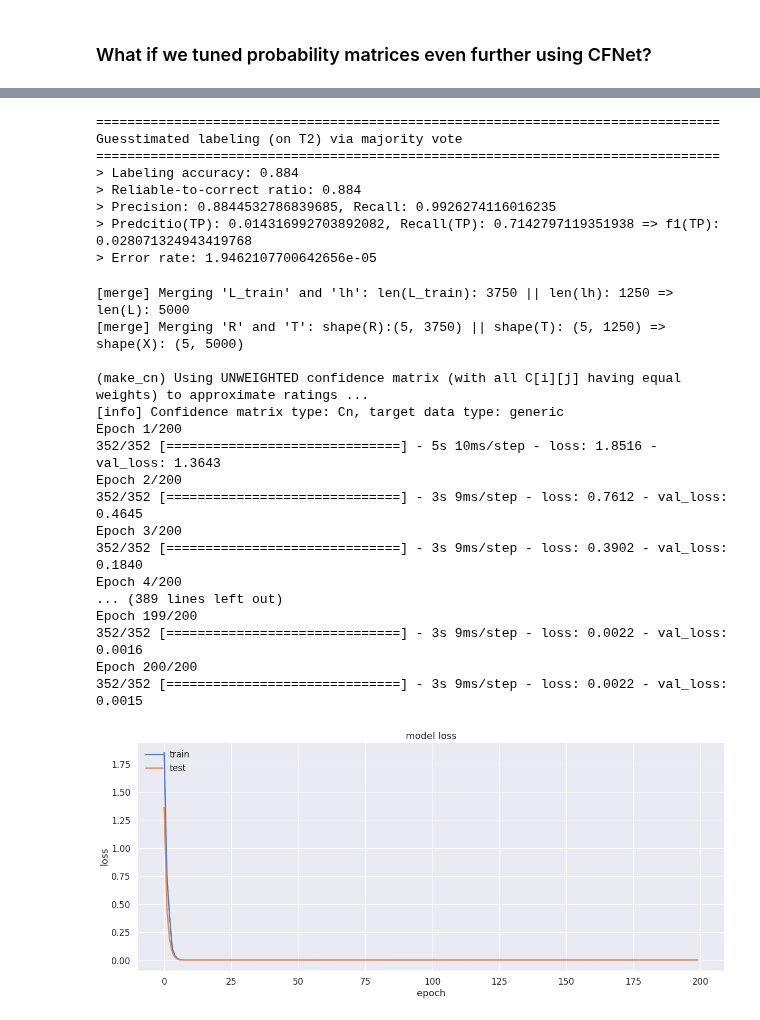
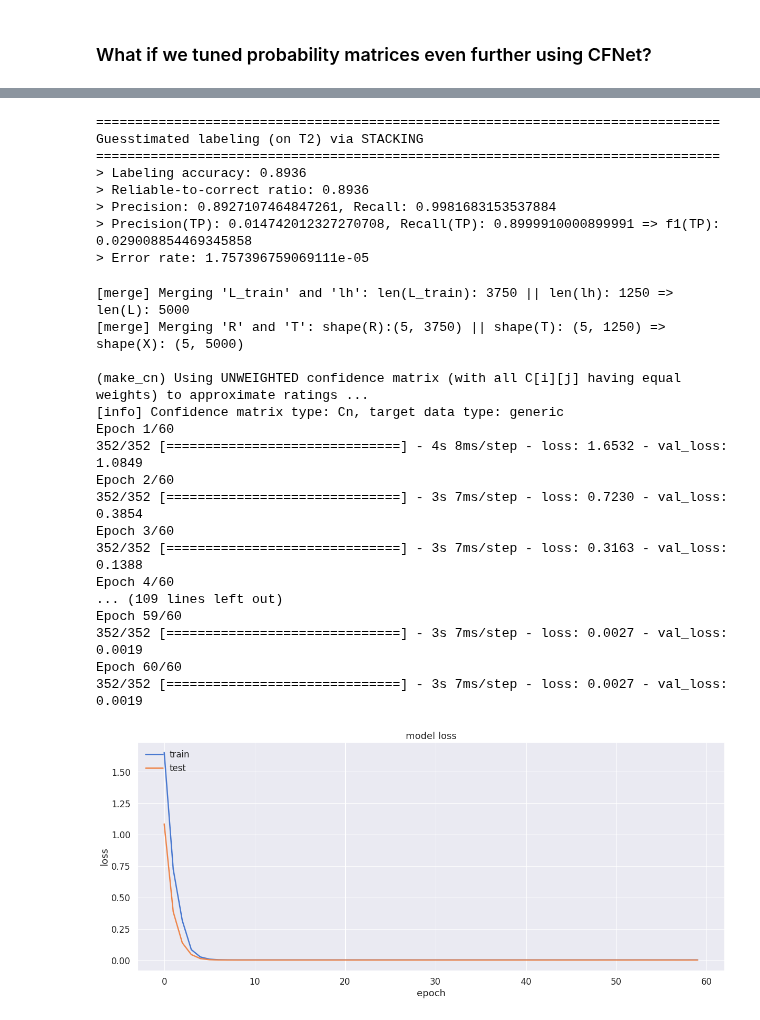
Before and after one commit to pleiadian53/cf_ensemble, a Jupyter notebook: Demo-CF-Stacking-part4.ipynb, the cells around one changed output, grey strips where cells are left out. Drawn from its saved outputs; the diff is of its cells as text; code cells hidden in the pictures.

```diff
--- a/Demo-CF-Stacking-part4.ipynb
+++ b/Demo-CF-Stacking-part4.ipynb
@@ -123,7 +123,7 @@ np.set_printoptions(precision=3, edgeitems=5, suppress=True)
 %matplotlib inline
 import data_pipeline as dp
 
-max_class_ratio=0.50
+max_class_ratio=0.99
 
 # get the dataset
 X0, y0 = dp.generate_imbalanced_data(class_ratio=max_class_ratio, verbose=1)
@@ -162,7 +162,7 @@ base_learners = [
 # %%
 import cf_models as cm
 
-tLoadPretrained = True
+tLoadPretrained = False
 ######################
 fold_number = 0
 n_iterations = 1
@@ -319,7 +357,7 @@ alpha = 100
 
 lr = 0.001
 batch_size = 64
-epochs = 200
+epochs = 60 # Note: confidence_weighted_loss converges relatively faster compared to MSE, BCE etc.
 
 loss_fn = cm.confidence_weighted_loss # Options: tf.keras.losses.BinaryCrossentropy(), tf.keras.losses.MeanSquaredError(), ...
 cf_model = cm.get_cfnet_compiled(n_users, n_items, n_factors, loss=loss_fn, lr=lr)
@@ -346,7 +384,7 @@ cf_model = cm.training_pipeline(input_model=(cf_model, loss_fn),
                                 conf_measure=conf_measure,
                                 policy_threshold=policy_threshold,
 
-                                # conf_type='Cn', # default sparse confidence matrix (Cn)
+                                conf_type='Cw', # default sparse confidence matrix (Cn)
                                 target_type=target_type,
 
                                 fold_number=fold_number)
@@ -456,21 +494,22 @@ Pf_stacking2 = pmodel.to_preference(Pc_stacking2, neutral=0.0)
 
 metrics = pmodel.eval_estimated_probability_filter(Pf_stacking2, T2, L_test, p_threshold2, eps=1e-3)
 
-highlight("Guesstimated labeling (on T2) via majority vote")
+highlight("Guesstimated labeling (on T2) via STACKING")
 print(f"> Labeling accuracy: {acc_stacking}")
 print(f"> Reliable-to-correct ratio: {metrics['p_overlap']}") # Fraction of entries predicted reliable and are actually correct (TPs or TNs)
 print(f"> Precision: {metrics['precision']}, Recall: {metrics['recall']}")
-print(f"> Predcitio(TP): {metrics['precision_tp']}, Recall(TP): {metrics['recall_tp']} => f1(TP): {f_score(metrics['precision_tp'], metrics['recall_tp'])}")
+print(f"> Precision(TP): {metrics['precision_tp']}, Recall(TP): {metrics['recall_tp']} => f1(TP): {f_score(metrics['precision_tp'], metrics['recall_tp'])}")
+# NOTE: Precision(TP) is defined as P(TP|reliable), i.e. probability of being TP given predicted "reliable" (estimate in an average sense)
 print(f"> Error rate: {metrics['p_missed']}") # Probability of predicting reliable but hitting either FPs or FNs
 # %% [output]
 ================================================================================
-Guesstimated labeling (on T2) via majority vote
+Guesstimated labeling (on T2) via STACKING
 ================================================================================
-> Labeling accuracy: 0.884
-> Reliable-to-correct ratio: 0.884
-> Precision: 0.8844532786839685, Recall: 0.9926274116016235
-> Predcitio(TP): 0.014316992703892082, Recall(TP): 0.7142797119351938 => f1(TP): 0.028071324943419768
-> Error rate: 1.9462107700642656e-05
+> Labeling accuracy: 0.8936
+> Reliable-to-correct ratio: 0.8936
+> Precision: 0.8927107464847261, Recall: 0.9981683153537884
+> Precision(TP): 0.014742012327270708, Recall(TP): 0.8999910000899991 => f1(TP): 0.029008854469345858
+> Error rate: 1.757396759069111e-05
 # %%
 n_users, n_items = X2.shape
 
@@ -484,7 +523,7 @@ alpha = 100
 
 lr = 0.001
 batch_size = 64
-epochs = 200
+# epochs = 200 # keep this the same as before
 
 # Use the same loss as the previous one
 # loss_fn = tf.keras.losses.MeanSquaredError() # Options: tf.keras.losses.BinaryCrossentropy(), tf.keras.losses.MeanSquaredError(), ...
@@ -497,46 +536,46 @@ cf_model = cm.get_cfnet_compiled(n_users, n_items, n_factors, loss=loss_fn, lr=l
 target_type = 'generic'
 
 cf_model = cm.training_pipeline(input_model=(cf_model, loss_fn),
                                 input_data=(R2, T2, U, L_train, L_test),
                                 lh = lh2, # supply the pre-computed estimated labels for T
 
                                 # Should we combine R and T into a single matrix X? Set to True if so
                                 is_cascade = True, # Set to True here to combine R and T into X
 
                                 # SGD optimization parameters
                                 test_size = test_size,
                                 epochs = epochs,
                                 batch_size=batch_size,
 
                                 # CF hyperparameters
                                 # n_factors=n_factors, # this is factored into model definition
                                 alpha=alpha,
                                 conf_measure=conf_measure,
                                 policy_threshold=policy_threshold,
 
                                 # conf_type='Cn', # default sparse confidence matrix (Cn)
                                 target_type=target_type,
 
                                 fold_number=fold_number)
 # %% [output]
 [merge] Merging 'L_train' and 'lh': len(L_train): 3750 || len(lh): 1250 => len(L): 5000
 [merge] Merging 'R' and 'T': shape(R):(5, 3750) || shape(T): (5, 1250) => shape(X): (5, 5000)
 
 (make_cn) Using UNWEIGHTED confidence matrix (with all C[i][j] having equal weights) to approximate ratings ...
 [info] Confidence matrix type: Cn, target data type: generic
-Epoch 1/200
-352/352 [==============================] - 5s 10ms/step - loss: 1.8516 - val_loss: 1.3643
-Epoch 2/200
-352/352 [==============================] - 3s 9ms/step - loss: 0.7612 - val_loss: 0.4645
-Epoch 3/200
-352/352 [==============================] - 3s 9ms/step - loss: 0.3902 - val_loss: 0.1840
-Epoch 4/200
-... (389 lines left out)
-Epoch 199/200
-352/352 [==============================] - 3s 9ms/step - loss: 0.0022 - val_loss: 0.0016
-Epoch 200/200
-352/352 [==============================] - 3s 9ms/step - loss: 0.0022 - val_loss: 0.0015
+Epoch 1/60
+352/352 [==============================] - 4s 8ms/step - loss: 1.6532 - val_loss: 1.0849
+Epoch 2/60
+352/352 [==============================] - 3s 7ms/step - loss: 0.7230 - val_loss: 0.3854
+Epoch 3/60
+352/352 [==============================] - 3s 7ms/step - loss: 0.3163 - val_loss: 0.1388
+Epoch 4/60
+... (109 lines left out)
+Epoch 59/60
+352/352 [==============================] - 3s 7ms/step - loss: 0.0027 - val_loss: 0.0019
+Epoch 60/60
+352/352 [==============================] - 3s 7ms/step - loss: 0.0027 - val_loss: 0.0019
-[figure, old version]
+[figure, new version]
 # %%
 Pc2, _ = pmodel.color_matrix(X2, L2, p_th=p_threshold2)
 y_colors = pmodel.verify_colors(Pc2)
```
Also changed, not shown: parts of 9 cells of this notebook, 5 other files.
